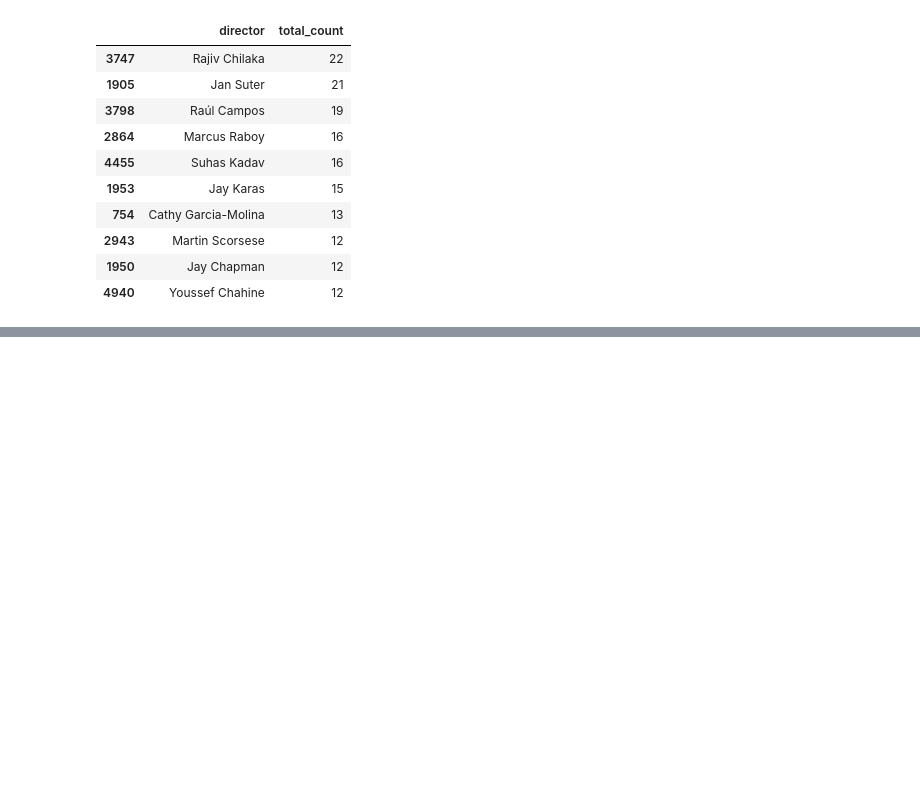
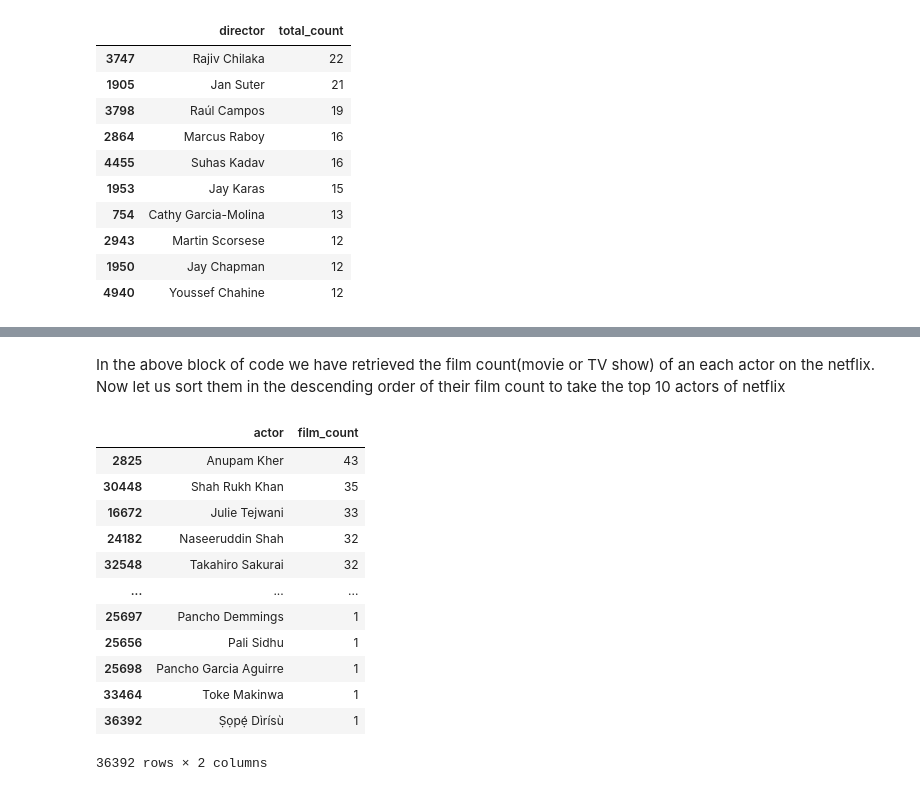
Before and after one commit to pragnakulkarni/Netflix-Movies-and-TV-Shows, a Jupyter notebook: Welcome_To_Colab.ipynb, the cells around one changed output, grey strips where cells are left out. Drawn from its saved outputs; the diff is of its cells as text; code cells hidden in the pictures; blank space fills up the shorter version.

```diff
--- a/Welcome_To_Colab.ipynb
+++ b/Welcome_To_Colab.ipynb
@@ -245,0 +276,20 @@ top10Directors
+# %% [markdown]
+In the above block of code we have retrieved the film count(movie or TV show) of an each actor on the netflix. Now let us sort them in the descending order of their film count to take the top 10 actors of netflix
+# %%
+#Lets exclude the unknown cast category from the column
+known_actors = all_actors.loc[all_actors['actor'] != 'Unknown']
+known_actors
+# %% [output]
+|  | actor | film_count |
+| 2825 | Anupam Kher | 43 |
+| 30448 | Shah Rukh Khan | 35 |
+| 16672 | Julie Tejwani | 33 |
+| 24182 | Naseeruddin Shah | 32 |
+| 32548 | Takahiro Sakurai | 32 |
+| ... | ... | ... |
+| 25697 | Pancho Demmings | 1 |
+| 25656 | Pali Sidhu | 1 |
+| 25698 | Pancho Garcia Aguirre | 1 |
+| 33464 | Toke Makinwa | 1 |
+| 36392 | Ṣọpẹ́ Dìrísù | 1 |
+36392 rows × 2 columns
```
Also changed, not shown: parts of 8 cells of this notebook.
